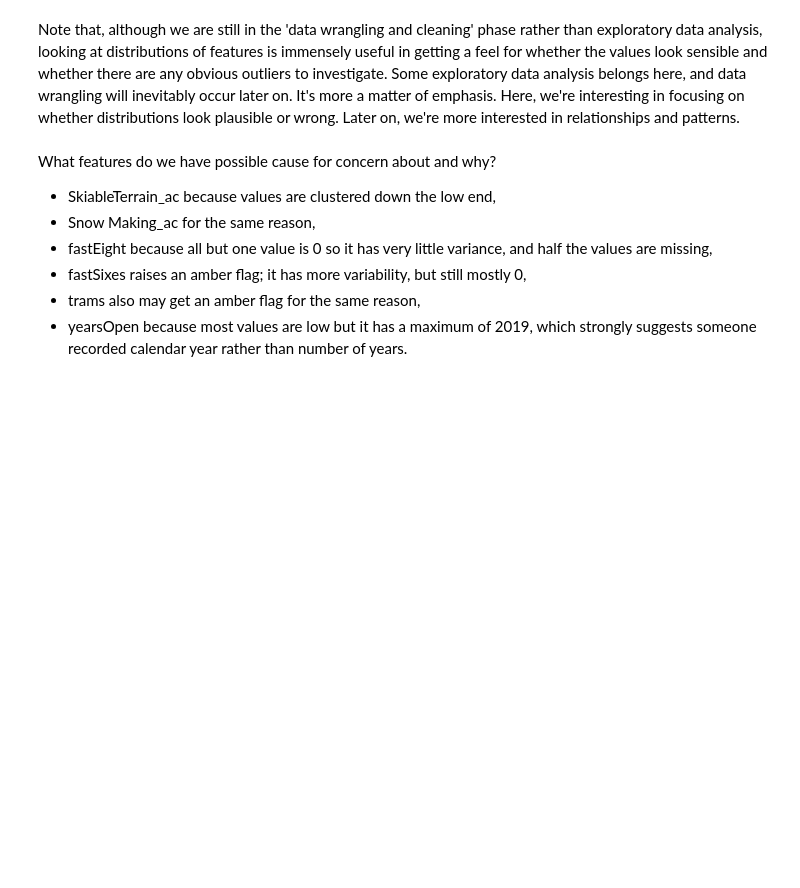
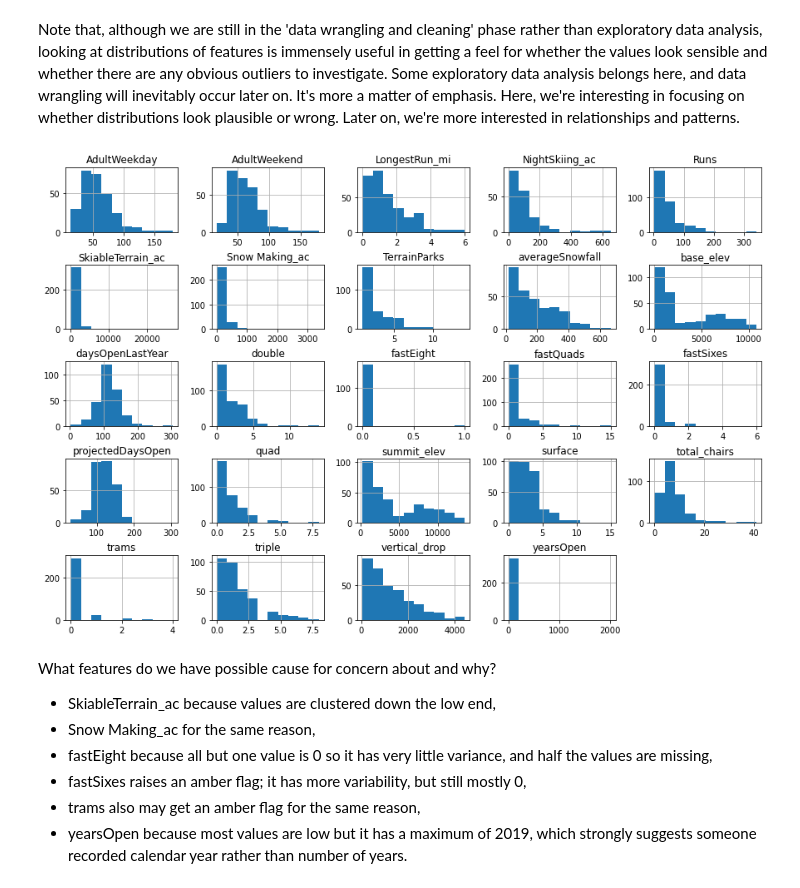
Before and after one commit to Razvanepe/DataScienceGuidedCapstone, a Jupyter notebook: Notebooks/02_data_wrangling.ipynb, the cells around one changed output. Drawn from its saved outputs; the diff is of its cells as text; code cells hidden in the pictures; blank space fills up the shorter version.

```diff
--- a/Notebooks/02_data_wrangling.ipynb
+++ b/Notebooks/02_data_wrangling.ipynb
@@ -472,12 +502,14 @@ Note that, although we are still in the 'data wrangling and cleaning' phase rath
 # %%
 #Code task 18#
 #Call ski_data's `hist` method to plot histograms of each of the numeric features
 #Try passing it an argument figsize=(15,10)
 #Try calling plt.subplots_adjust() with an argument hspace=0.5 to adjust the spacing
 #It's important you create legible and easy-to-read plots
-ski_data.___(___)
-#plt.subplots_adjust(hspace=___);
+ski_data.hist(figsize = (15,10))
+plt.subplots_adjust(hspace=0.5);
 #Hint: notice how the terminating ';' "swallows" some messy output and leads to a tidier notebook
+# %% [output]
+[figure, added]
 # %% [markdown]
 What features do we have possible cause for concern about and why?
 
```
Also changed, not shown: parts of 39 cells of this notebook.
